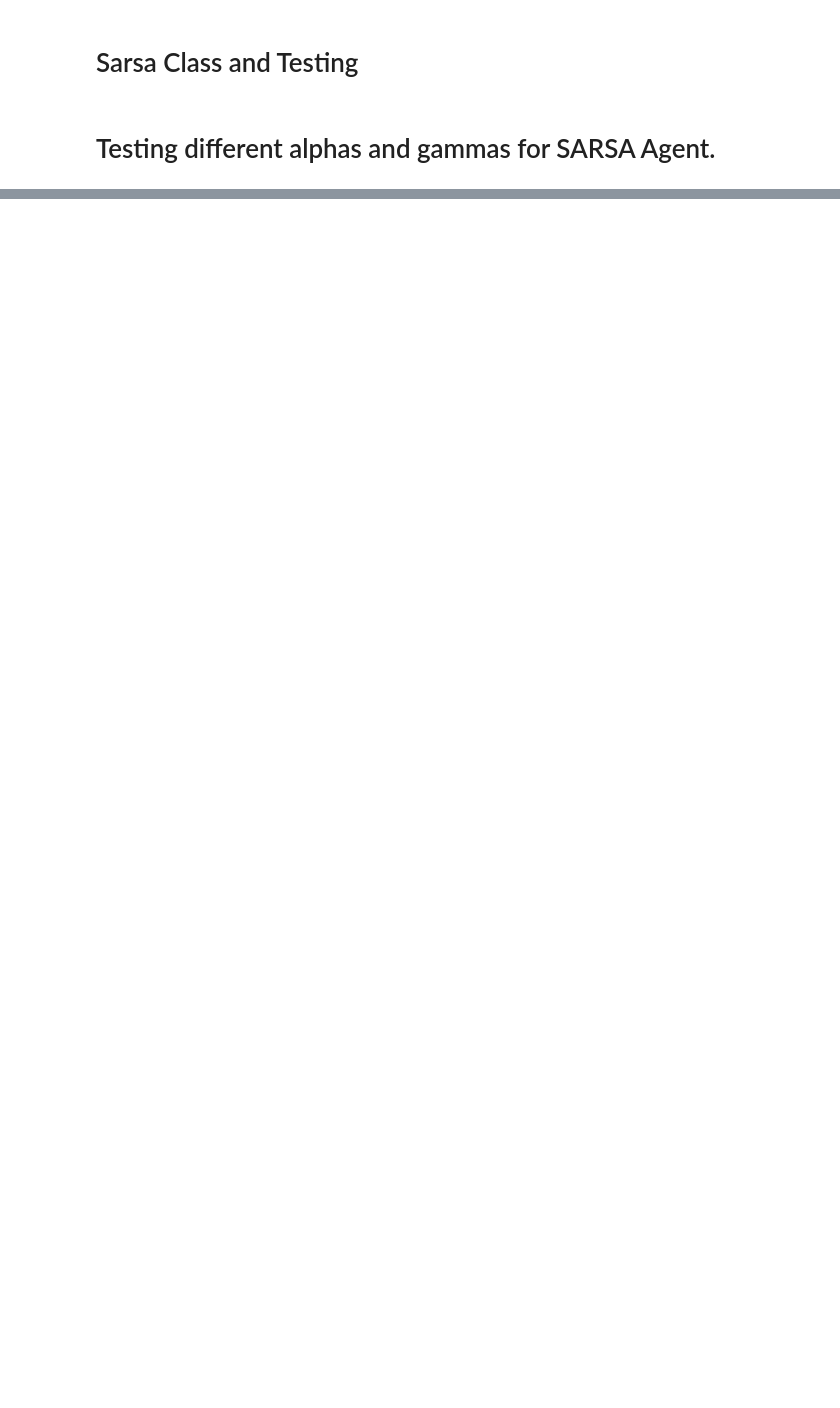
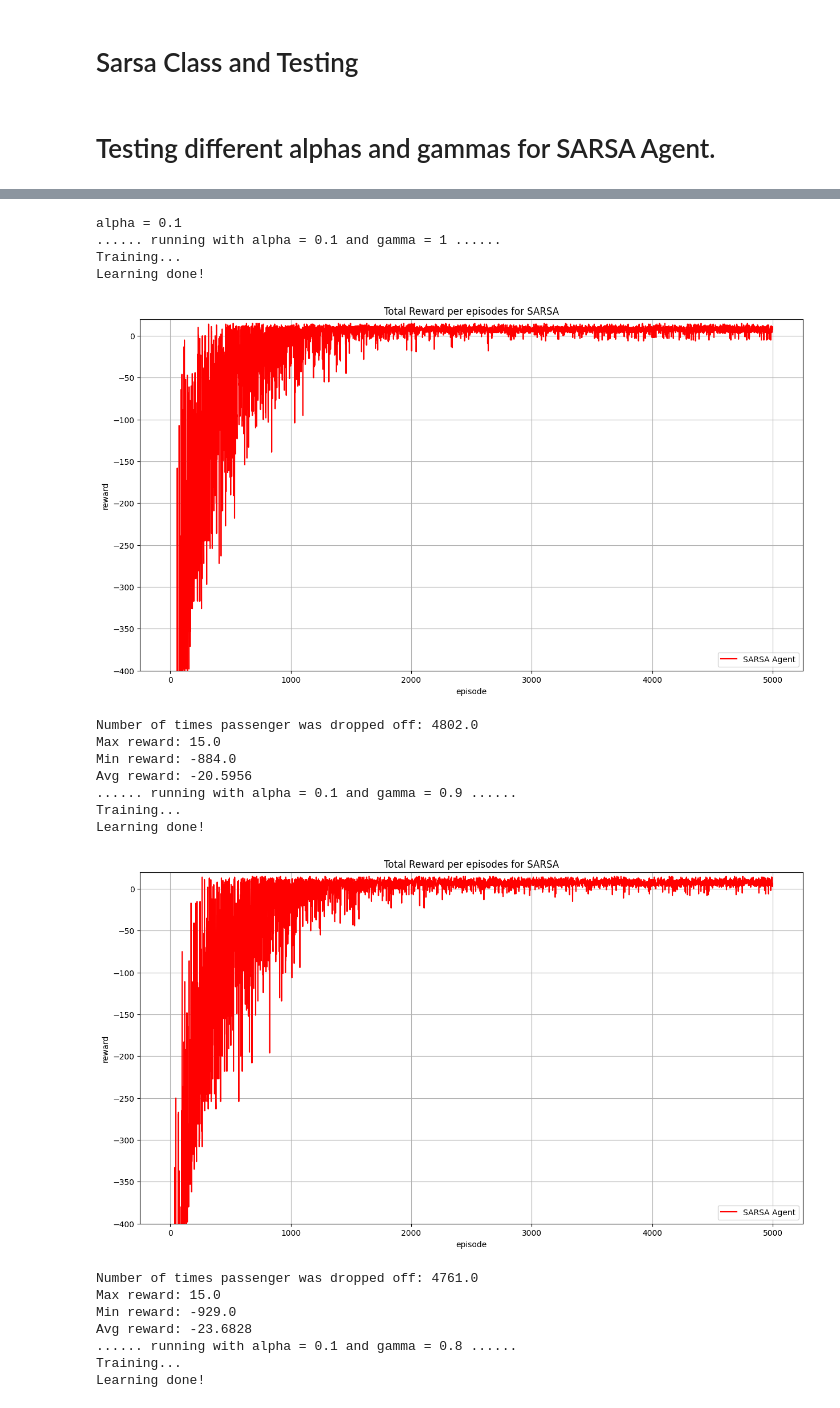
Before and after one commit to Zeid-Hazboun/openAI-taxi-RL, a Jupyter notebook: taxi.ipynb, the cells around one changed output, grey strips where cells are left out. Drawn from its saved outputs; the diff is of its cells as text; code cells hidden in the pictures; blank space fills up the shorter version.

```diff
--- a/taxi.ipynb
+++ b/taxi.ipynb
@@ -337,13 +220,0 @@ Avg reward: -11.9234
-# %%
-alpha = 0.3
-gamma = 1.0
-
-
-q_agent = Q_Agent(max_episodes,
-                max_steps,
-                test_episodes,
-                alpha,
-                gamma,
-                epsilon,
-                decay_rate)
-q_agent.run()
@@ -358,3 +221,6 @@ Avg reward: -8.2584
+# %%
+epsilon = 0.9
+#based on results above
 # %% [markdown]
 # Sarsa Class and Testing
 # %%
@@ -442,8 +308,8 @@ class SarsaAgent:
         print("Min reward: {}".format(min(self.reward_list)))
         print("Avg reward: {}".format(sum(self.reward_list)/self.max_episodes))
 
-    def export_csv(self):
+    def export_csv(self,name):
         df = pd.DataFrame(self.Q)
-        df.to_csv("sara_qtable.csv",index = False)
+        df.to_csv(name+".csv",index = False)
 # %% [markdown]
 # Testing different alphas and gammas for SARSA Agent.
@@ -629,0 +316,42 @@ Avg reward: -11.2836
+# %%
+alpha = 0.1
+gamma = 0.8
+
+
+for i in [0.1,0.2,0.3]:
+    print(f"alpha = {i}")
+    for j in [1,0.9,0.8,0.7]:
+        print(f"...... running with alpha = {i} and gamma = {j} ......")
+        alpha = i
+        gamma = j
+        sarsa_agent = SarsaAgent(max_episodes,
+                max_steps,
+                test_episodes,
+                alpha,
+                gamma,
+                epsilon,
+                decay_rate)
+
+        sarsa_agent.run()
+        sarsa_agent.export_csv(f"sarsa_a{i}_g{j}")
+# %% [output]
+alpha = 0.1
+...... running with alpha = 0.1 and gamma = 1 ......
+Training...
+Learning done!
+[figure, added]
+Number of times passenger was dropped off: 4802.0
+Max reward: 15.0
+Min reward: -884.0
+Avg reward: -20.5956
+...... running with alpha = 0.1 and gamma = 0.9 ......
+Training...
+Learning done!
+[figure, added]
+Number of times passenger was dropped off: 4761.0
+Max reward: 15.0
+Min reward: -929.0
+Avg reward: -23.6828
+...... running with alpha = 0.1 and gamma = 0.8 ......
+Training...
+Learning done!
```
Also changed, not shown: parts of 25 cells of this notebook, 25 other files.
